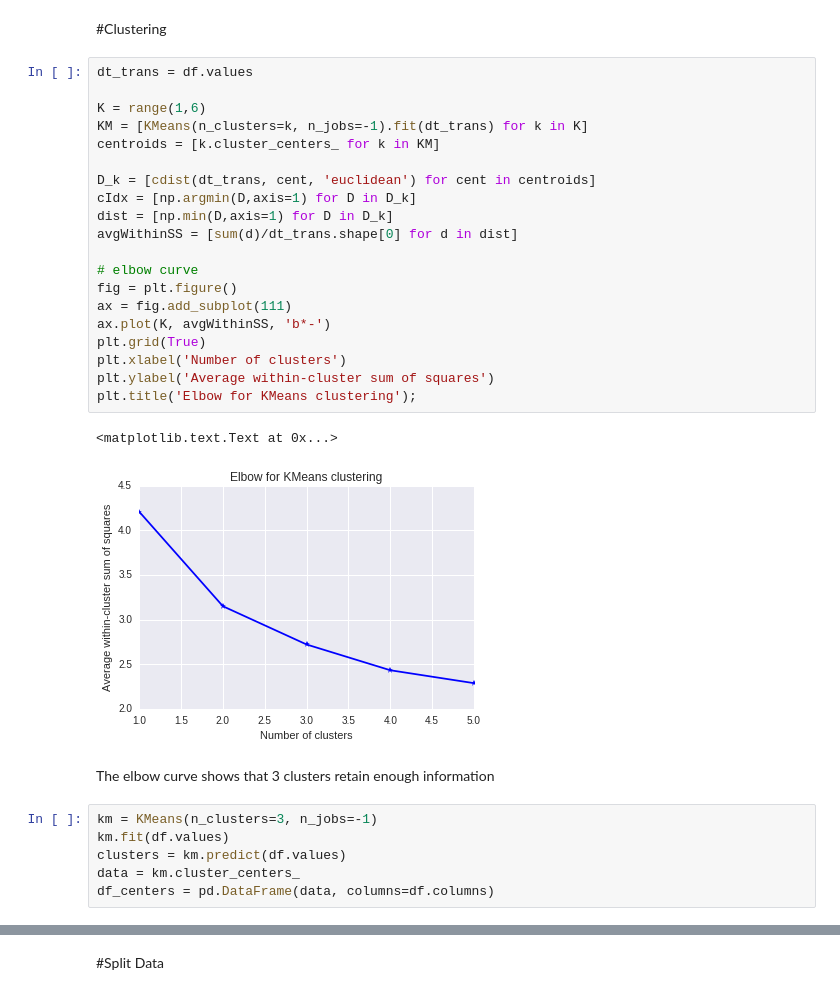
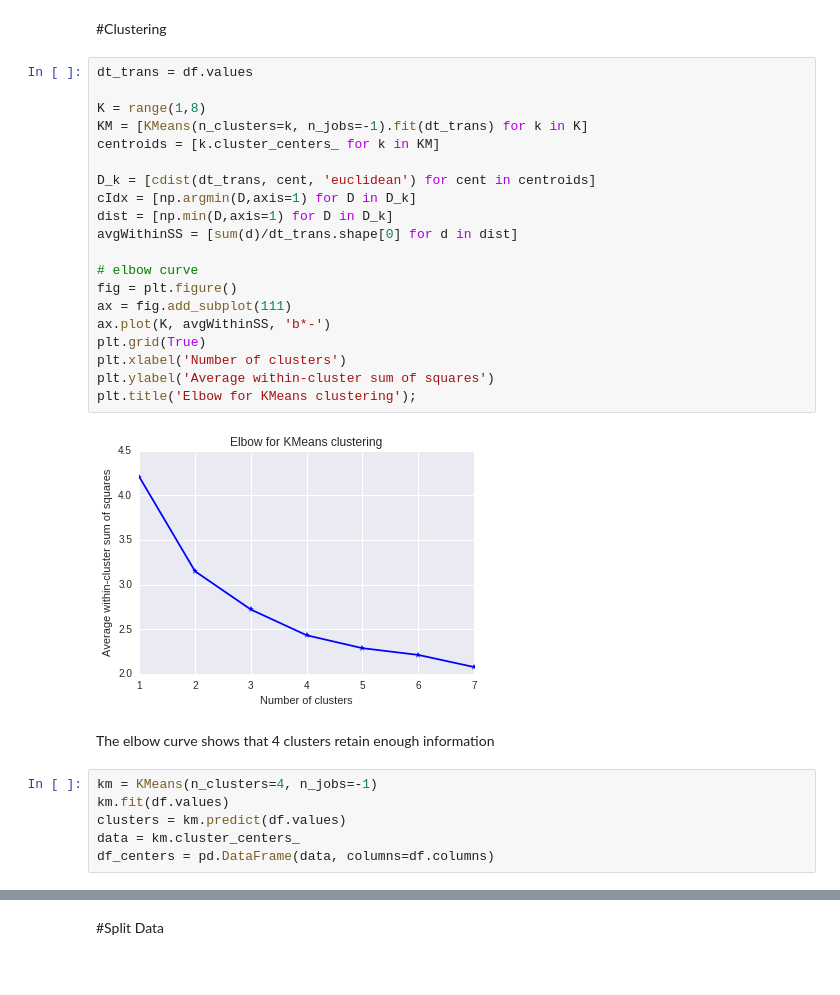
Before and after one commit to mGalarnyk/Machine_Learning_Froyo, a Jupyter notebook: Sadat/ML_Attempt.ipynb, the cells around one changed output, grey strips where cells are left out. Drawn from its saved outputs; the diff is of its cells as text.

```diff
--- a/Sadat/ML_Attempt.ipynb
+++ b/Sadat/ML_Attempt.ipynb
@@ -121,30 +121,29 @@ df.head()
 # %%
 dt_trans = df.values
 
-K = range(1,6)
+K = range(1,8)
 KM = [KMeans(n_clusters=k, n_jobs=-1).fit(dt_trans) for k in K]
 centroids = [k.cluster_centers_ for k in KM]
 
 D_k = [cdist(dt_trans, cent, 'euclidean') for cent in centroids]
 cIdx = [np.argmin(D,axis=1) for D in D_k]
 dist = [np.min(D,axis=1) for D in D_k]
 avgWithinSS = [sum(d)/dt_trans.shape[0] for d in dist]
 
 # elbow curve
 fig = plt.figure()
 ax = fig.add_subplot(111)
 ax.plot(K, avgWithinSS, 'b*-')
 plt.grid(True)
 plt.xlabel('Number of clusters')
 plt.ylabel('Average within-cluster sum of squares')
 plt.title('Elbow for KMeans clustering');
 # %% [output]
-<matplotlib.text.Text at 0x...>
-[figure, old version]
+[figure, new version]
 # %% [markdown]
-The elbow curve shows that 3 clusters retain enough information
+The elbow curve shows that 4 clusters retain enough information
 # %%
-km = KMeans(n_clusters=3, n_jobs=-1)
+km = KMeans(n_clusters=4, n_jobs=-1)
 km.fit(df.values)
 clusters = km.predict(df.values)
 data = km.cluster_centers_
```
Also changed, not shown: parts of 3 cells of this notebook.
